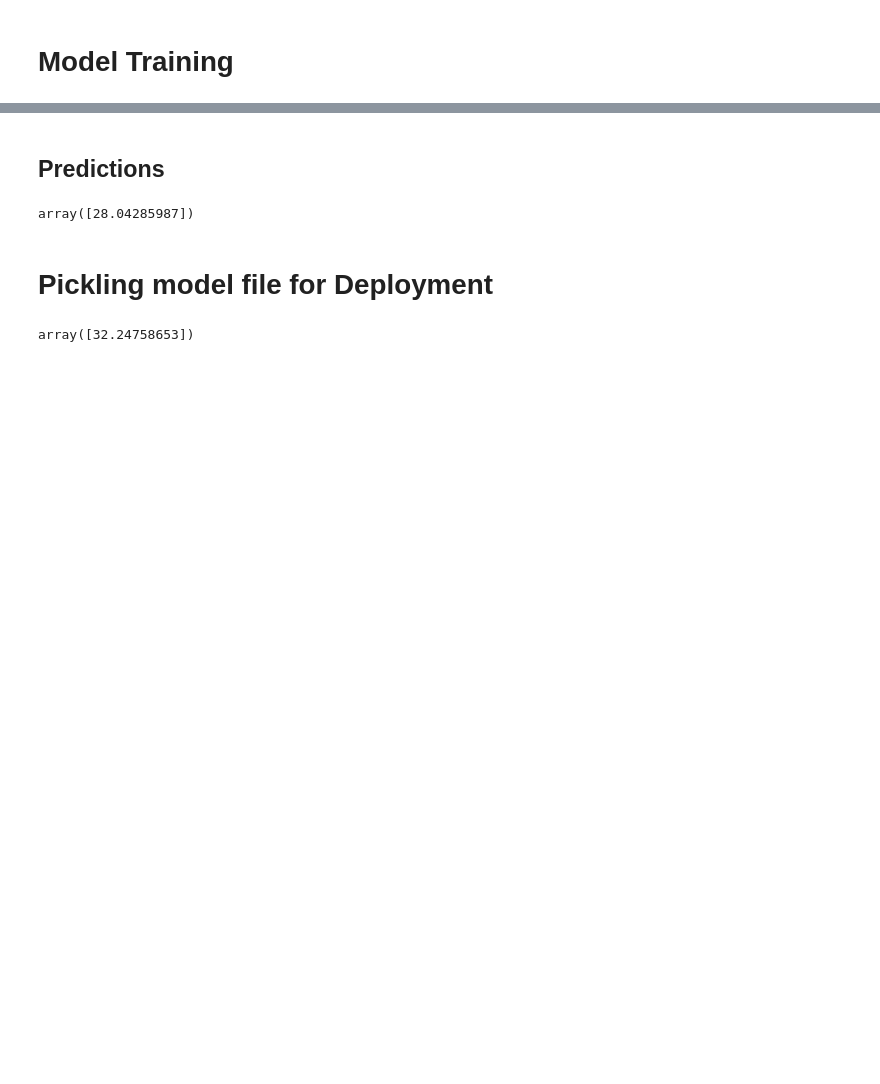
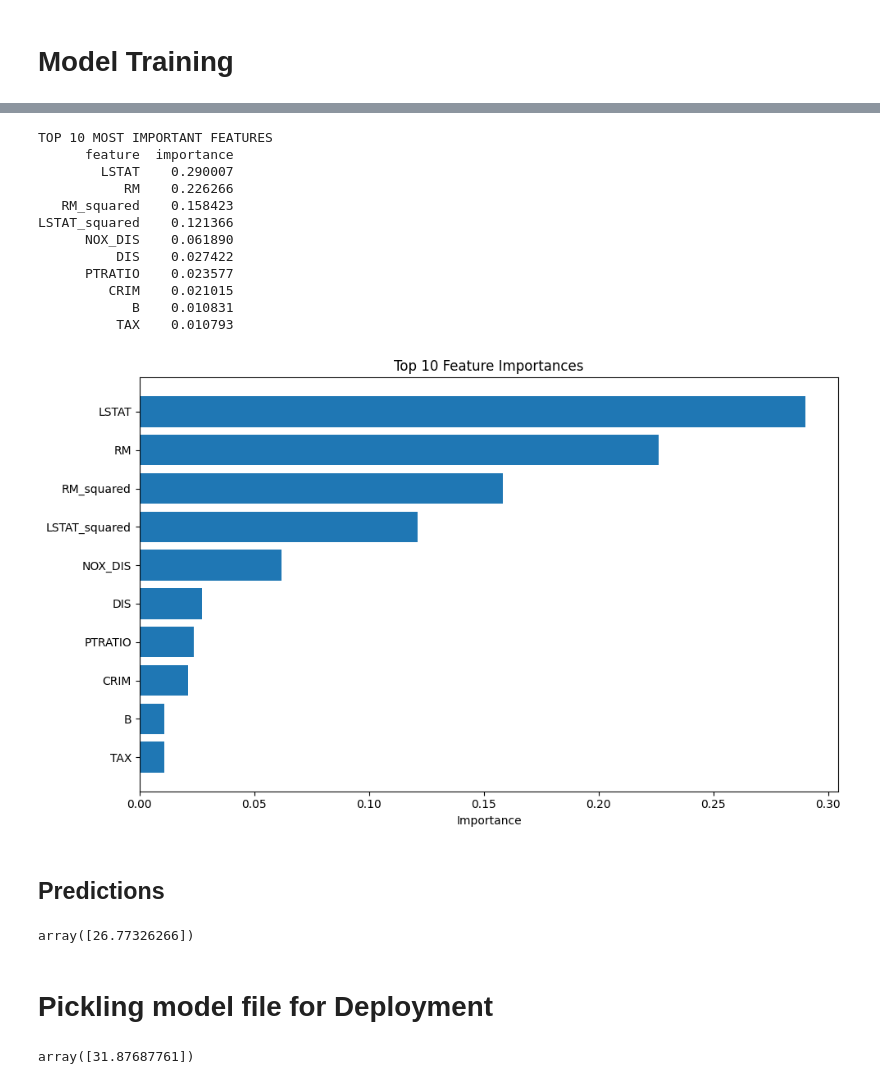
Before and after one commit to Ayaan-Ali-Khan/Boston-Housing-Price-Prediction, a Jupyter notebook: boston-housing-price-prediction.ipynb, the cells around one changed output, grey strips where cells are left out. Drawn from its saved outputs; the diff is of its cells as text; code cells hidden in the pictures; blank space fills up the shorter version.

```diff
--- a/boston-housing-price-prediction.ipynb
+++ b/boston-housing-price-prediction.ipynb
@@ -238,2 +404,36 @@ adjusted_r2
+# %%
+# Features Importance
+if hasattr(best_model, 'feature_importances_'):
+    feature_importance = pd.DataFrame({
+        'feature': X.columns,
+        'importance': best_model.feature_importances_
+    }).sort_values('importance', ascending=False)
+
+    print("TOP 10 MOST IMPORTANT FEATURES")
+    print(feature_importance.head(10).to_string(index=False))
+
+    # Plot feature importance
+    plt.figure(figsize=(10, 6))
+    plt.barh(feature_importance['feature'][:10],
+             feature_importance['importance'][:10])
+    plt.xlabel('Importance')
+    plt.title('Top 10 Feature Importances')
+    plt.gca().invert_yaxis()
+    plt.tight_layout()
+    plt.show()
+# %% [output]
+TOP 10 MOST IMPORTANT FEATURES
+      feature  importance
+        LSTAT    0.290007
+           RM    0.226266
+   RM_squared    0.158423
+LSTAT_squared    0.121366
+      NOX_DIS    0.061890
+          DIS    0.027422
+      PTRATIO    0.023577
+         CRIM    0.021015
+            B    0.010831
+          TAX    0.010793
+[figure, added]
 # %% [markdown]
 ## Predictions
@@ -243,14 +440,12 @@ warnings.filterwarnings("ignore", message="X does not have valid feature names")
 # %%
-model.predict(scaler.transform(np.array(X.iloc[5]).reshape(1, -1)))
+best_model.predict(scaler.transform(np.array(X.iloc[0]).reshape(1, -1)))
 # %% [output]
-array([28.04285987])
+array([26.77326266])
 # %% [markdown]
 # Pickling model file for Deployment
 # %%
-import pickle
-
-pickle.dump(model, open("boston_reg.pkl", "wb"))
-pickled_model = pickle.load(open("boston_reg.pkl", "rb"))
-pickled_model.predict(scaler.transform(np.array(X.iloc[0]).reshape(1, -1)))
+pickle.dump(best_model, open("best_model.pkl", "wb"))
+pickled_model = pickle.load(open("best_model.pkl", "rb"))
+pickled_model.predict(scaler.transform(np.array(X.iloc[2]).reshape(1, -1)))
 # %% [output]
-array([32.24758653])
+array([31.87687761])
```
Also changed, not shown: parts of 29 cells of this notebook, 5 other files.
